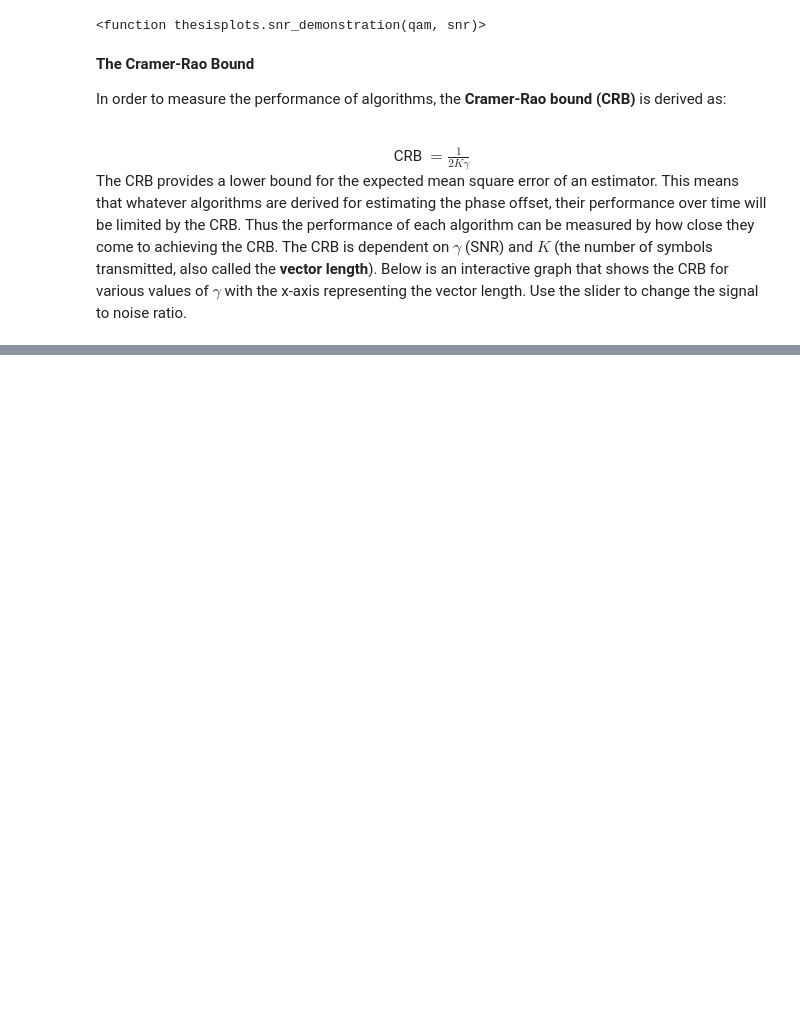
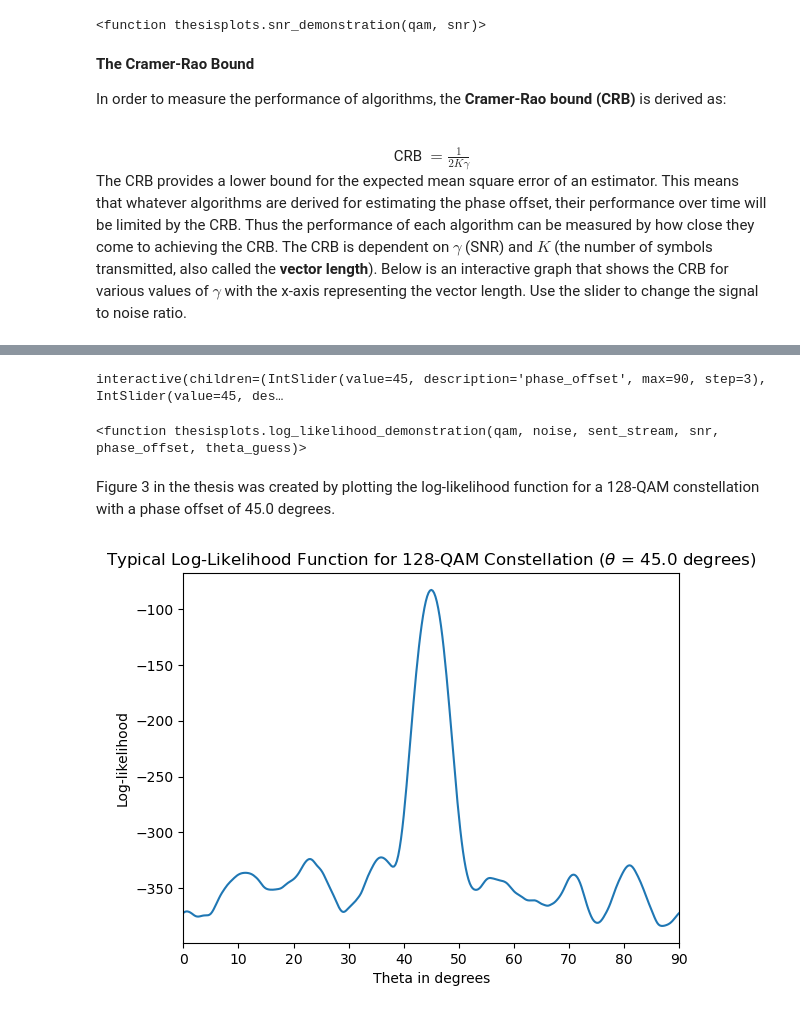
Before and after one commit to MrBubb1es/QAM-Thesis, a Jupyter notebook: QAM_Thesis.ipynb, the cells around one changed output, grey strips where cells are left out. Drawn from its saved outputs; the diff is of its cells as text; code cells hidden in the pictures; blank space fills up the shorter version.

```diff
--- a/QAM_Thesis.ipynb
+++ b/QAM_Thesis.ipynb
@@ -267,0 +281,25 @@ interactive(children=(FloatSlider(value=25.86, description='snr', max=33.0, min=
+# %%
+from thesisplots import log_likelihood_demonstration
+from thesislib import *
+from ipywidgets import interact, fixed
+import numpy as np
+
+K = 250                    # Vector length
+snr = QAM32_SNR_LOW        # 19.0 dB as found earlier in ch. 1
+noise = awgn_noise(snr, K) # Precalculated to avoid changing the shape of the graphs every time a value is changed
+
+qam32 = qam32_new()
+sent_signals = np.random.choice(qam32, K) # Also precalculated for same reason as AWGN
+
+interact(log_likelihood_demonstration, qam=fixed(qam32), noise=fixed(noise), sent_stream=fixed(sent_signals), snr=fixed(snr), phase_offset=(0,90,3), theta_guess=(0,90,3))
+# %% [output]
+interactive(children=(IntSlider(value=45, description='phase_offset', max=90, step=3), IntSlider(value=45, des…
+<function thesisplots.log_likelihood_demonstration(qam, noise, sent_stream, snr, phase_offset, theta_guess)>
+# %% [markdown]
+Figure 3 in the thesis was created by plotting the log-likelihood function for a 128-QAM constellation with a phase offset of 45.0 degrees.
+# %%
+from thesisplots import graph_log_likelihood
+
+graph_log_likelihood()
+# %% [output]
+[figure, added]
```
Also changed, not shown: parts of 9 cells of this notebook, 6 other files.
